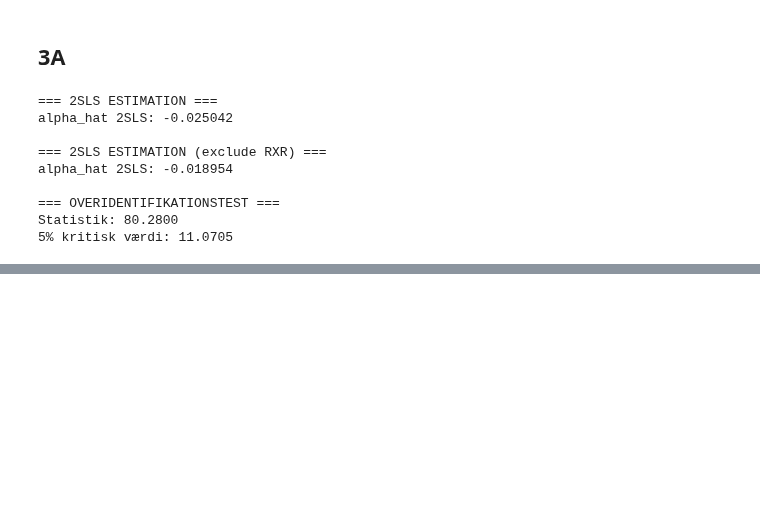
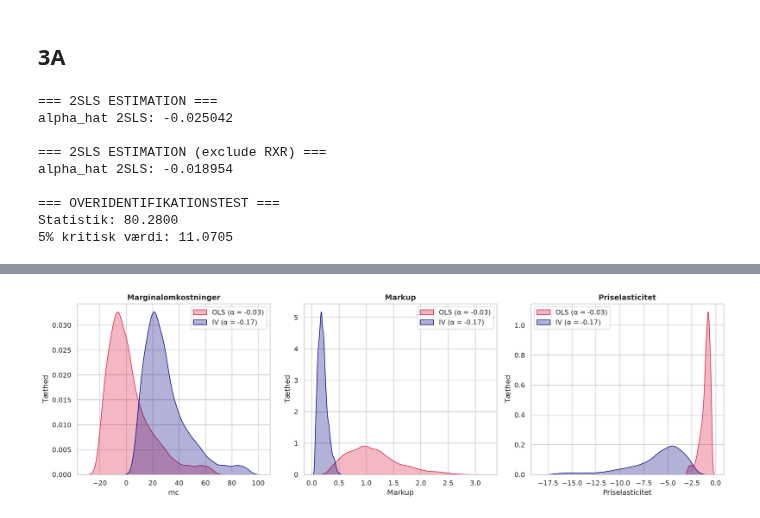
Before and after one commit to mhj133/EconometricsA, a Jupyter notebook: Assignment3/A3.ipynb, the cells around one changed output, grey strips where cells are left out. Drawn from its saved outputs; the diff is of its cells as text; code cells hidden in the pictures; blank space fills up the shorter version.

```diff
--- a/Assignment3/A3.ipynb
+++ b/Assignment3/A3.ipynb
@@ -496,0 +499,82 @@ Statistik: 80.2800
+# %%
+import pandas as pd
+import matplotlib.pyplot as plt
+import seaborn as sns
+
+df = pd.read_csv('cars.csv')
+
+alpha_ols = -0.03
+alpha_iv = -0.17
+
+df['mc_ols'] = df['price'] - 1.0 / (-alpha_ols * (1.0 - df['market_share']))
+df['mc_iv'] = df['price'] - 1.0 / (-alpha_iv * (1.0 - df['market_share']))
+
+df['elasticity_ols'] = alpha_ols * df['price'] * (1.0 - df['market_share'])
+df['elasticity_iv'] = alpha_iv * df['price'] * (1.0 - df['market_share'])
+
+df['markup_ols'] = (df['price'] - df['mc_ols']) / df['price']
+df['markup_iv'] = (df['price'] - df['mc_iv']) / df['price']
+
+sns.set_theme(style="whitegrid")
+plt.rcParams['font.sans-serif'] = 'DejaVu Sans'
+
+def get_body_type(row):
+    if row['car'] == 1: return 'Car'
+    if row['suv'] == 1: return 'SUV'
+    if row['truck'] == 1: return 'Truck'
+    if row['van'] == 1: return 'Van'
+    return 'Other'
+
+df['body_type'] = df.apply(get_body_type, axis=1)
+
+df_body = df[df['body_type'].isin(['Car', 'SUV', 'Truck', 'Van'])].copy()
+
+yearly_body = df_body.groupby(['year', 'body_type'])[['mc_iv', 'markup_iv', 'elasticity_iv']].mean().reset_index()
+
+fig, axes = plt.subplots(1, 3, figsize=(16, 5))
+
+sns.kdeplot(df['mc_ols'], ax=axes[0], label='OLS (α = -0.03)', color='crimson', fill=True, alpha=0.3)
+sns.kdeplot(df['mc_iv'], ax=axes[0], label='IV (α = -0.17)', color='navy', fill=True, alpha=0.3)
+axes[0].set_title('Marginalomkostninger', fontsize=12, fontweight='bold')
+axes[0].set_xlabel('mc')
+axes[0].set_ylabel('Tæthed')
+axes[0].legend()
+
+sns.kdeplot(df['markup_ols'], ax=axes[1], label='OLS (α = -0.03)', color='crimson', fill=True, alpha=0.3)
+sns.kdeplot(df['markup_iv'], ax=axes[1], label='IV (α = -0.17)', color='navy', fill=True, alpha=0.3)
+axes[1].set_title('Markup', fontsize=12, fontweight='bold')
+axes[1].set_xlabel('Markup')
+axes[1].set_ylabel('Tæthed')
+axes[1].legend()
+
+sns.kdeplot(df['elasticity_ols'], ax=axes[2], label='OLS (α = -0.03)', color='crimson', fill=True, alpha=0.3)
+sns.kdeplot(df['elasticity_iv'], ax=axes[2], label='IV (α = -0.17)', color='navy', fill=True, alpha=0.3)
+axes[2].set_title('Priselasticitet', fontsize=12, fontweight='bold')
+axes[2].set_xlabel('Priselasticitet')
+axes[2].set_ylabel('Tæthed')
+axes[2].legend()
+
+plt.tight_layout()
+plt.show()
+
+fig, axes = plt.subplots(1, 3, figsize=(18, 5))
+
+sns.lineplot(data=yearly_body, x='year', y='mc_iv', hue='body_type', ax=axes[0], linewidth=2.5)
+axes[0].set_title('Udvikling i gennemsnitlige MC', fontsize=12, fontweight='bold')
+axes[0].set_xlabel('År')
+axes[0].set_ylabel('Marginalomkostning')
+
+sns.lineplot(data=yearly_body, x='year', y='markup_iv', hue='body_type', ax=axes[1], linewidth=2.5)
+axes[1].set_title('Udvikling i gennemsnitlig Markup', fontsize=12, fontweight='bold')
+axes[1].set_xlabel('År')
+axes[1].set_ylabel('Markup')
+
+sns.lineplot(data=yearly_body, x='year', y='elasticity_iv', hue='body_type', ax=axes[2], linewidth=2.5)
+axes[2].set_title('Udvikling i gennemsnitlig Priselasticitet', fontsize=12, fontweight='bold')
+axes[2].set_xlabel('År')
+axes[2].set_ylabel('Priselasticitet')
+
+plt.tight_layout()
+plt.show()
+# %% [output]
+[figure, added]
```
Also changed, not shown: parts of 2 cells of this notebook.
